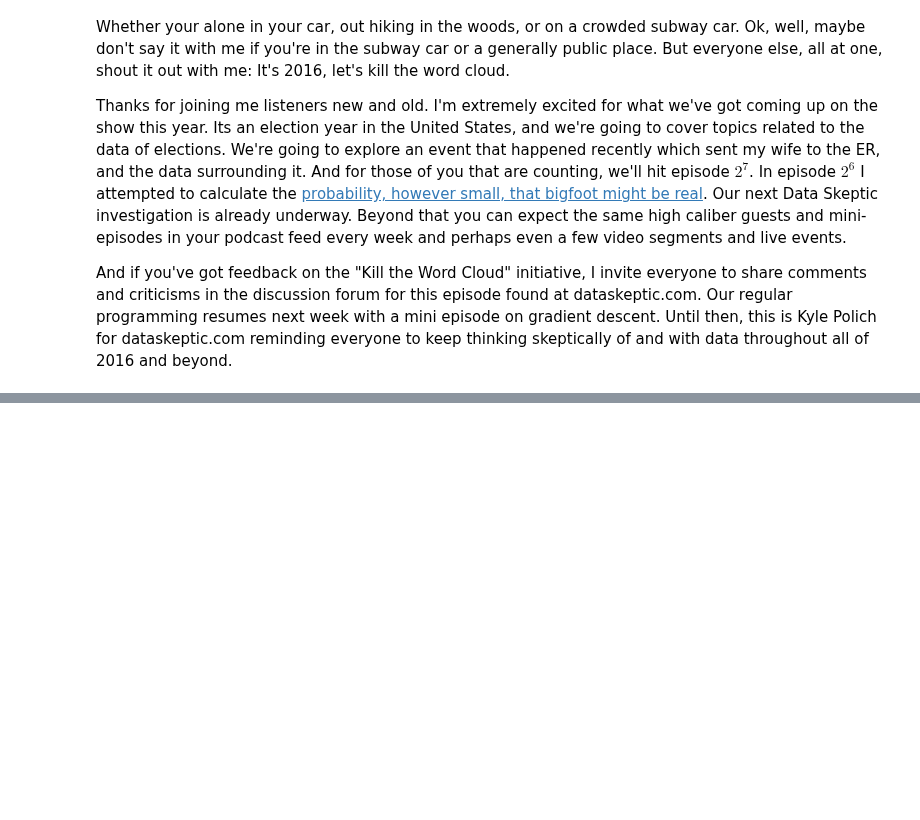
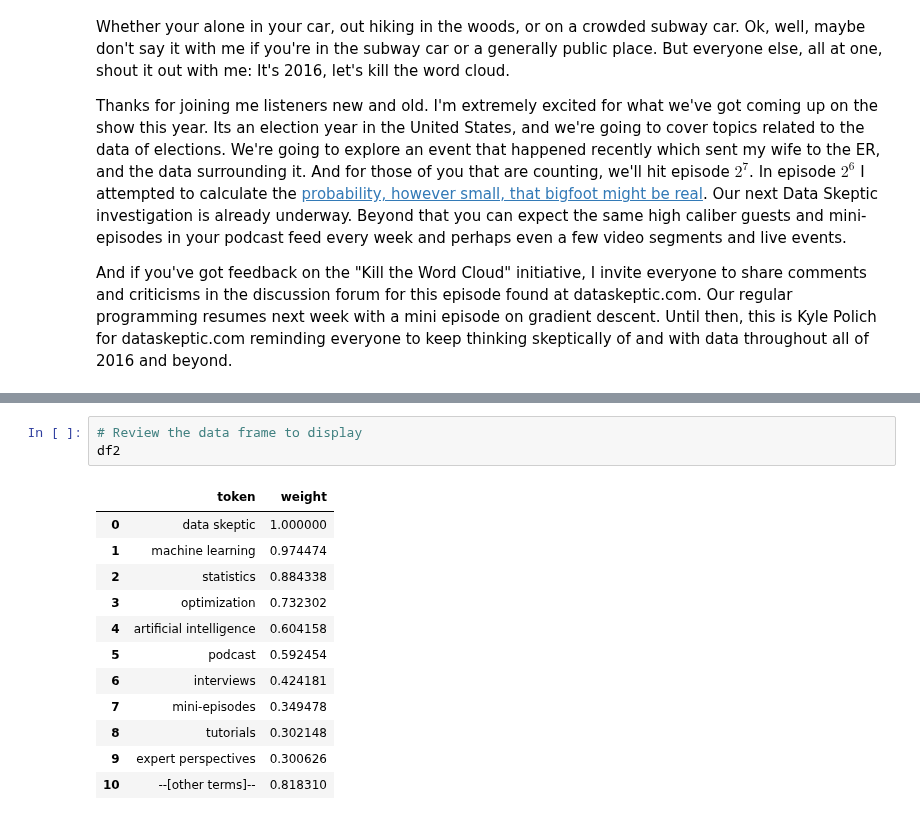
Before and after one commit to data-skeptic/dataskeptic, a Jupyter notebook: shownotes/kill-the-word-cloud.ipynb, the cells around one changed output, grey strips where cells are left out. Cells and saved outputs as stored; diff of their text form; blank space fills up the shorter version.

```diff
--- a/shownotes/kill-the-word-cloud.ipynb
+++ b/shownotes/kill-the-word-cloud.ipynb
@@ -81,0 +106,16 @@ And if you've got feedback on the "Kill the Word Cloud" initiative, I invite eve
+# %%
+# Review the data frame to display
+df2
+# %% [output]
+|  | token | weight |
+| 0 | data skeptic | 1.000000 |
+| 1 | machine learning | 0.974474 |
+| 2 | statistics | 0.884338 |
+| 3 | optimization | 0.732302 |
+| 4 | artificial intelligence | 0.604158 |
+| 5 | podcast | 0.592454 |
+| 6 | interviews | 0.424181 |
+| 7 | mini-episodes | 0.349478 |
+| 8 | tutorials | 0.302148 |
+| 9 | expert perspectives | 0.300626 |
+| 10 | --[other terms]-- | 0.818310 |
```
Also changed, not shown: parts of 5 cells of this notebook.
